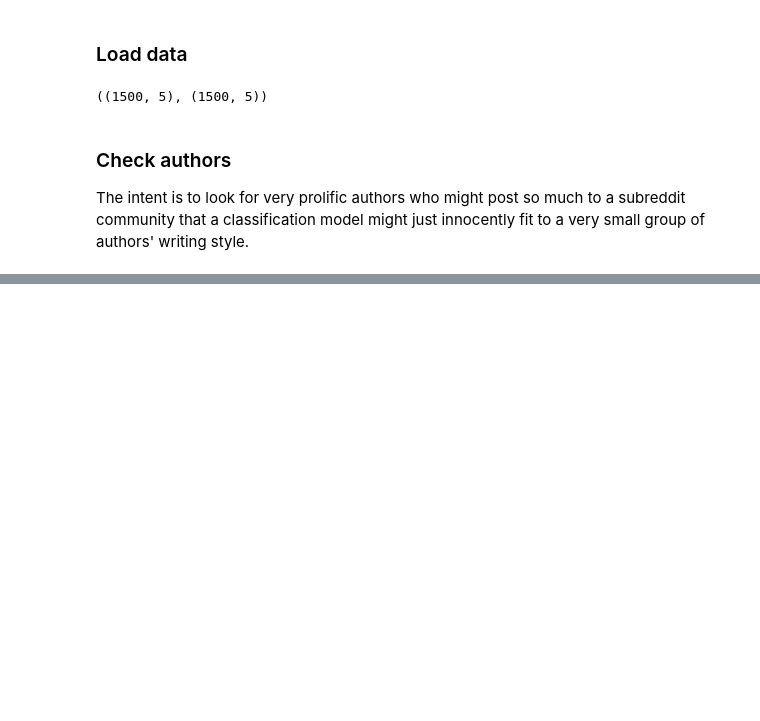
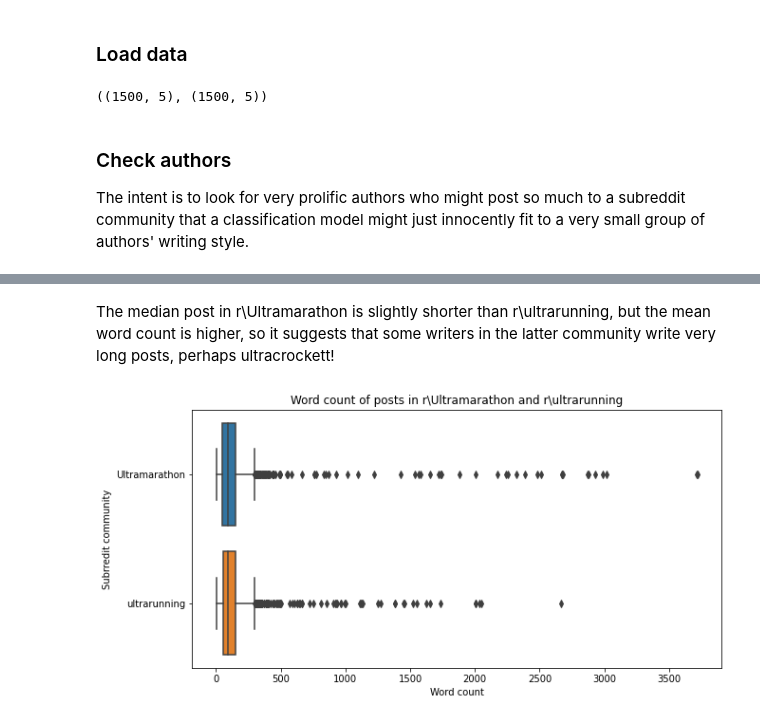
Before and after one commit to ngwtl/DSI-SG-24-projects, a Jupyter notebook: project_3/code/ethan-project-3-code.ipynb, the cells around one changed output, grey strips where cells are left out. Saved outputs shown, nothing was run; the diff lists cells and outputs as text; code cells hidden in the pictures; blank space fills up the shorter version.

```diff
--- a/project_3/code/ethan-project-3-code.ipynb
+++ b/project_3/code/ethan-project-3-code.ipynb
@@ -283,0 +317,3 @@ df1[df1['author'] == "AutoModerator"]
+# %%
+df = pd.concat([df1, df2], axis = 0).reset_index(drop=True)
+df['word_count'] = df['selftext'].map(lambda x: len(x.split()))
@@ -283,0 +328,15 @@ df1[df1['author'] == "AutoModerator"]
+# %% [markdown]
+The median post in r\Ultramarathon is slightly shorter than r\ultrarunning, but the mean word count is higher, so it suggests that some writers in the latter community write very long posts, perhaps ultracrockett!
+# %%
+plt.figure(figsize = (10,5))
+ax = sns.boxplot(data = df,
+                 x = "word_count",
+                 y = "subreddit",
+                 orient = "h",
+);
+
+ax.set_title(f"Word count of posts in r\\{subreddit1} and r\\{subreddit2}")
+ax.set_xlabel("Word count");
+ax.set_ylabel("Subrredit community");
+# %% [output]
+[figure, added]
```
Also changed, not shown: parts of 136 cells of this notebook, 2 other files.
